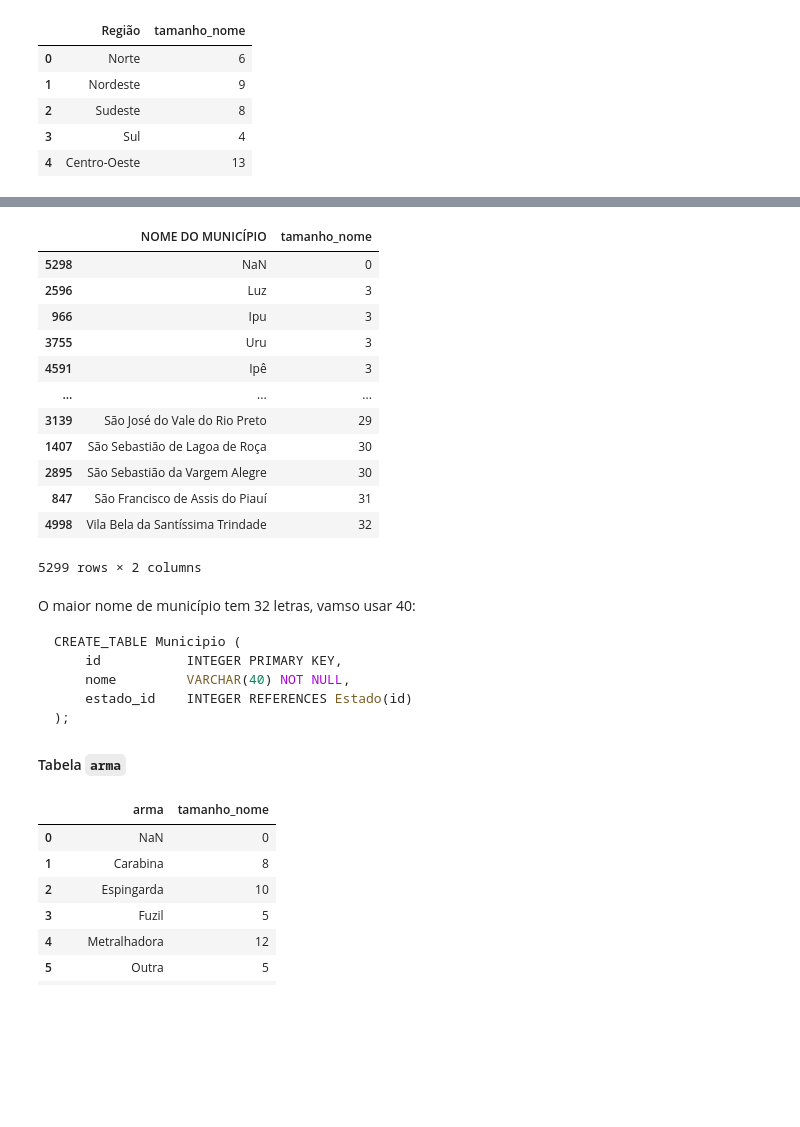
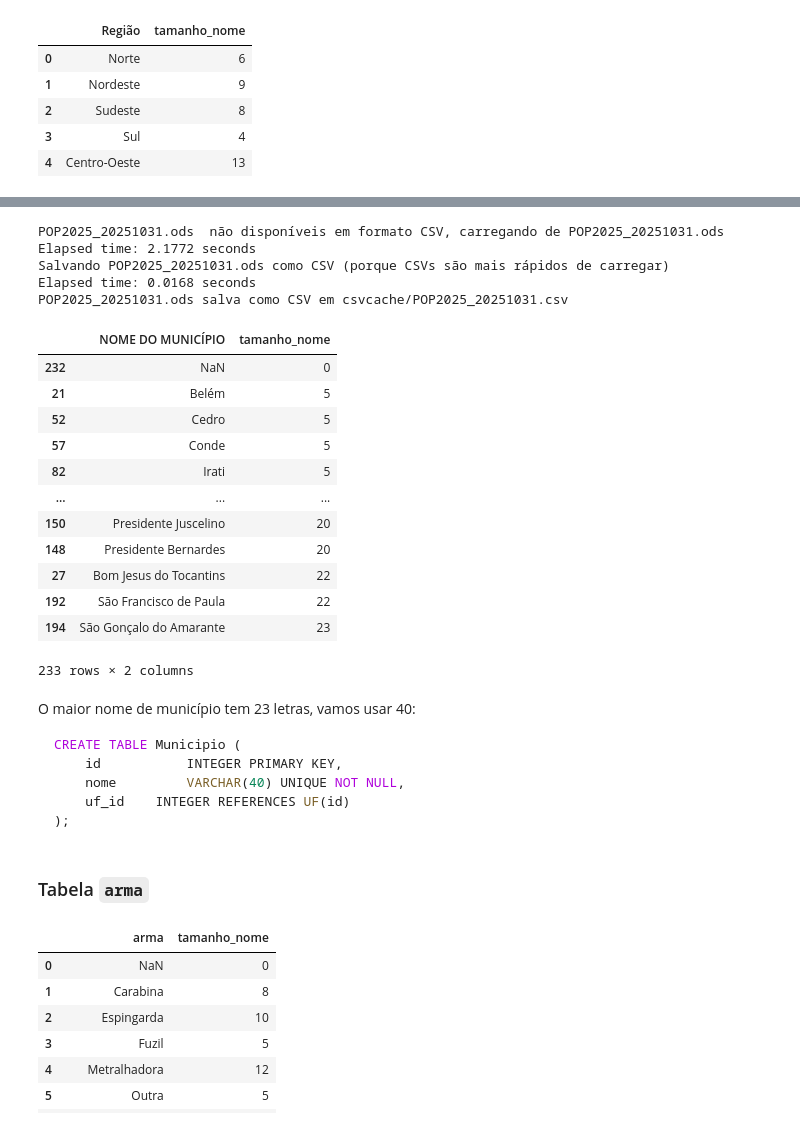
Before and after one commit to brandizzi/fb20252, a Jupyter notebook: FDB.ipynb, the cells around one changed output, grey strips where cells are left out. Drawn from its saved outputs; the diff is of its cells as text; code cells hidden in the pictures; blank space fills up the shorter version.

````diff
--- a/FDB.ipynb
+++ b/FDB.ipynb
@@ -14,24 +14,26 @@ from pandas import DataFrame as DF
 
 from codetiming import Timer
 
+def load_spreadsheet_and_cache_csv(spreadsheet_filename, sheet_name=0, header=0, suffix=''):
+    filename = spreadsheet_filename.replace('.xlsx', '').replace('.ods', '')
+    csv_filename = Path(f'csvcache/{filename}{suffix}.csv')
+    if csv_filename.exists():
+        print(f'{spreadsheet_filename} disponíveis em formato CSV, carregando de {csv_filename}')
+        with Timer(f'Carga de {csv_filename}'):
+            df = pd.read_csv(csv_filename, low_memory=False) # low_memory evita warning the "mixed types"
+    else:
+        print(f'{spreadsheet_filename}  não disponíveis em formato CSV, carregando de {spreadsheet_filename}')
+        with Timer(f'Carga de {spreadsheet_filename}'):
+            df = pd.read_excel(spreadsheet_filename, sheet_name=sheet_name, header=header)
+        print(f'Salvando {spreadsheet_filename} como CSV (porque CSVs são mais rápidos de carregar)')
+        with Timer(f'Salvamento de {csv_filename}'):
+            df.to_csv(csv_filename)
+        print(f'{spreadsheet_filename} salva como CSV em {csv_filename}')
+    return df
+
 dfs = []
 
 for y in years:
-    filename = f'BancoVDE {y}'
-    csv_filename = Path(f'{filename}.csv')
-    if csv_filename.exists():
-        print(f'Dados Sinesp VDE de {y} disponíveis em formato CSV, carregando de {csv_filename}')
-        with Timer(f'Carga de {csv_filename}'):
-            df = pd.read_csv(csv_filename, low_memory=False) # low_memory evita warning the "mixed types"
-    else:
-        xlsx_filename = Path(f'{filename}.xlsx')
-        print(f'Dados Sinesp VDE de {y} não disponíveis em formato CSV, carregando de {xlsx_filename}')
-        with Timer(f'Carga de {xlsx_filename}'):
-            df = pd.read_excel(xlsx_filename)
-        print(f'Dados carregados de XLSX')
-        print(f'Salvando base de {y} como CSV (porque CSVs são mais rápidos de carregar)')
-        with Timer(f'Salvamento de {csv_filename}'):
-            df.to_csv(csv_filename)
-        print(f'Base de {y} salva como CSV em {csv_filename}')
-    dfs.append(df)
+    filename = f'BancoVDE {y}.xlsx'
+    dfs.append(load_spreadsheet_and_cache_csv(filename))
 # %% [output]
@@ -329,30 +309,40 @@ municipios_df
+# %%
+ibge_municipios_df = load_spreadsheet_and_cache_csv('POP2025_20251031.ods', sheet_name='Municípios', header=1)
+ibge_municipios_df = ibge_municipios_df[ibge_municipios_df.duplicated('NOME DO MUNICÍPIO')].sort_values(by='NOME DO MUNICÍPIO')
+# %% [output]
+POP2025_20251031.ods  não disponíveis em formato CSV, carregando de POP2025_20251031.ods
+Elapsed time: 2.1772 seconds
+Salvando POP2025_20251031.ods como CSV (porque CSVs são mais rápidos de carregar)
+Elapsed time: 0.0168 seconds
+POP2025_20251031.ods salva como CSV em csvcache/POP2025_20251031.csv
 # %%
-valores_coluna_df(municipios_df, 'NOME DO MUNICÍPIO').sort_values(by='tamanho_nome')
+values_and_sizes(ibge_municipios_df, 'NOME DO MUNICÍPIO').sort_values(by='tamanho_nome')
 # %% [output]
 |  | NOME DO MUNICÍPIO | tamanho_nome |
-| 5298 | NaN | 0 |
-| 2596 | Luz | 3 |
-| 966 | Ipu | 3 |
-| 3755 | Uru | 3 |
-| 4591 | Ipê | 3 |
+| 232 | NaN | 0 |
+| 21 | Belém | 5 |
+| 52 | Cedro | 5 |
+| 57 | Conde | 5 |
+| 82 | Irati | 5 |
 | ... | ... | ... |
-| 3139 | São José do Vale do Rio Preto | 29 |
-| 1407 | São Sebastião de Lagoa de Roça | 30 |
-| 2895 | São Sebastião da Vargem Alegre | 30 |
-| 847 | São Francisco de Assis do Piauí | 31 |
-| 4998 | Vila Bela da Santíssima Trindade | 32 |
+| 150 | Presidente Juscelino | 20 |
+| 148 | Presidente Bernardes | 20 |
+| 27 | Bom Jesus do Tocantins | 22 |
+| 192 | São Francisco de Paula | 22 |
+| 194 | São Gonçalo do Amarante | 23 |
-5299 rows × 2 columns
+233 rows × 2 columns
 # %% [markdown]
-O maior nome de município tem 32 letras, vamso usar 40:
+O maior nome de município tem 23 letras, vamos usar 40:
 
 ```sql
-CREATE_TABLE Municipio (
+CREATE TABLE Municipio (
     id           INTEGER PRIMARY KEY,
-    nome         VARCHAR(40) NOT NULL,
-    estado_id    INTEGER REFERENCES Estado(id)
+    nome         VARCHAR(40) UNIQUE NOT NULL,
+    uf_id    INTEGER REFERENCES UF(id)
 );
+
 ```
-#### Tabela `arma`
+### Tabela `arma`
 # %%
 values_and_sizes(df, 'arma')
 # %% [output]
````
Also changed, not shown: parts of 48 cells of this notebook, 1 other file.
